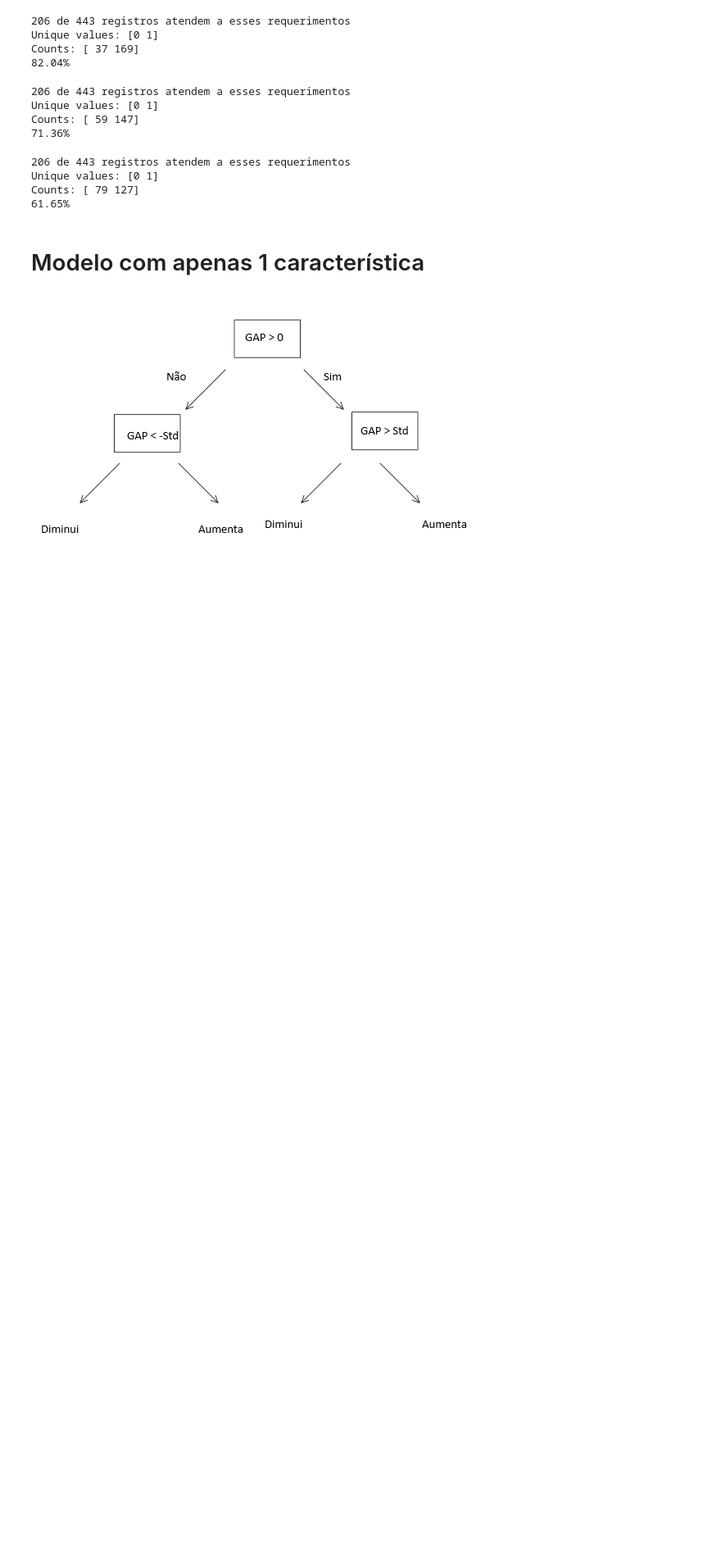
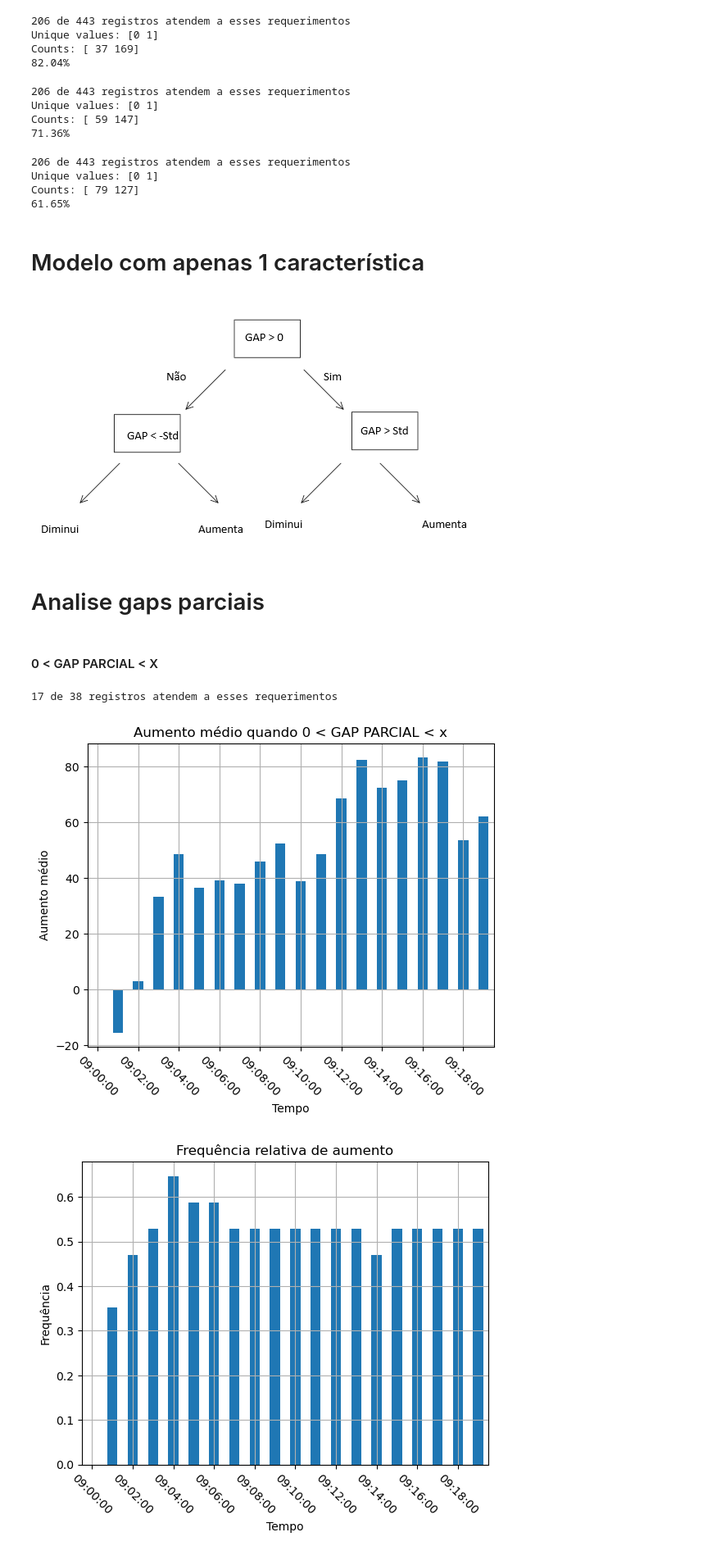
Before and after one commit to enzocunha/Datascience, a Jupyter notebook: T2/AnáliseWIN.ipynb, the cells around one changed output. Shown at 82% size. Drawn from its saved outputs; the diff is of its cells as text; code cells hidden in the pictures; blank space fills up the shorter version.

```diff
--- a/T2/AnáliseWIN.ipynb
+++ b/T2/AnáliseWIN.ipynb
@@ -176,6 +196,7 @@ df_20
 # %%
 pd.set_option('display.max_rows', 20)
 df_gap_0900 = df_gap[df_gap['<TIME>'] == '09:00:00']
+df_gap_0900_parcial = df_gap_0900[df_gap_0900['PARCIAL'] == 1]
 df_gap_0900['GAP'].value_counts(bins=20)
 # %% [output]
 (9.0, 422.0]            127
@@ -446,3 +467,30 @@ def arvore_de_decisao(gap):
             return "Aumenta"
         else:
             return "Diminui"
+# %% [markdown]
+# Analise gaps parciais
+# %%
+def plot_query_parcial(query='', titulo_aumento='Aumento médio em relação à abertura'):
+    if not query:
+        indexes = df_gap_0900_parcial.index
+    else:
+        indexes = df_gap_0900_parcial.query(query).index
+    print(f'{len(indexes)} de {len(df_gap_0900_parcial)} registros atendem a esses requerimentos')
+
+    df = return_20_next(indexes)
+    df_aumento = df.sub(df[0], axis=0)
+    bar_plot(df_aumento.mean(), titulo_aumento, 'Tempo', 'Aumento médio')
+
+    tag = np.where(df_aumento > 0, 1, 0)
+    df_tag = pd.DataFrame(data=tag)
+    df_tag.index = df_aumento.index
+    relative_frequency = df_tag.sum() / df_tag.shape[0]
+    bar_plot(relative_frequency, 'Frequência relativa de aumento', 'Tempo', 'Frequência')
+# %% [markdown]
+#### 0 < GAP PARCIAL < X
+# %%
+plot_query_parcial('GAP < @x and GAP > 0', 'Aumento médio quando 0 < GAP PARCIAL < x')
+# %% [output]
+17 de 38 registros atendem a esses requerimentos
+[figure, added]
+[figure, added]
```
Also changed, not shown: parts of 11 cells of this notebook.
